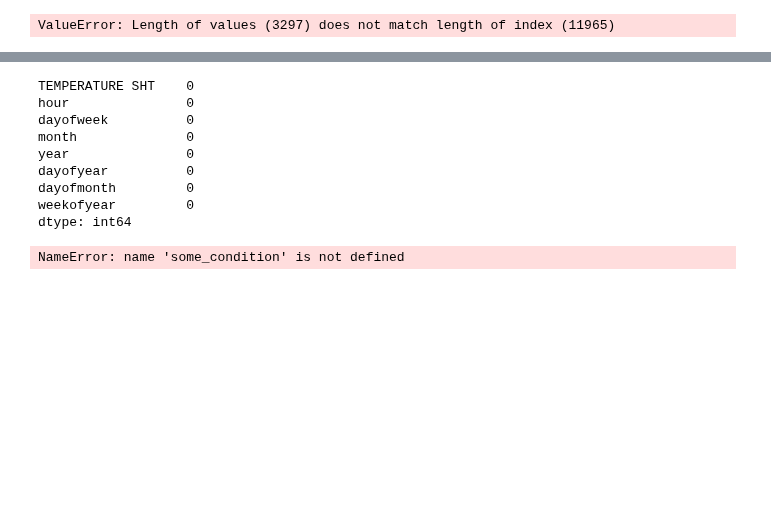
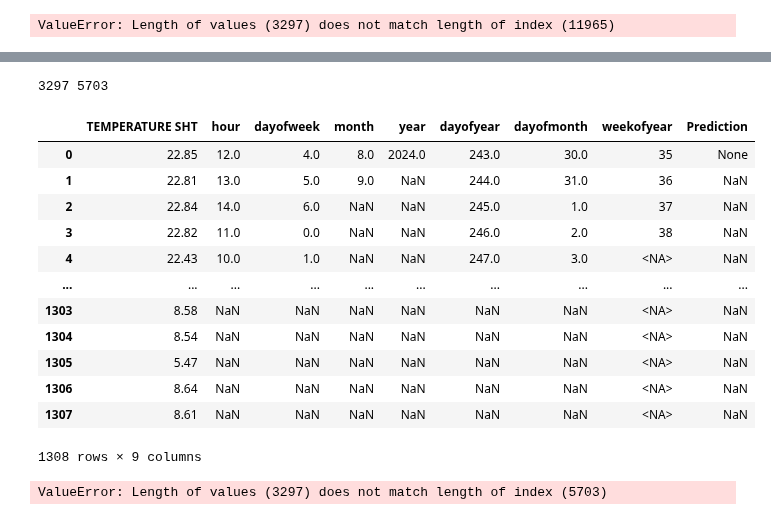
Before and after one commit to Winfry/Upande, a Jupyter notebook: tesst.ipynb, the cells around one changed output, grey strips where cells are left out. Saved outputs shown, nothing was run; the diff lists cells and outputs as text; code cells hidden in the pictures; blank space fills up the shorter version.

```diff
--- a/tesst.ipynb
+++ b/tesst.ipynb
@@ -221,4 +212,0 @@ ValueError: Length of values (3297) does not match length of index (5703)
-# %%
-# Assuming predictions are based on X_test, and you want to merge them back to df
-df['Prediction'] = None  # Create a new column in the original DataFrame
-df.loc[X_test.index, 'Prediction'] = rf.predict(X_test)  # Assign predictions based on matching indices
@@ -276,17 +212,0 @@ ValueError: Length of values (3297) does not match length of index (11965)
-# %%
-def create_features(df):
-    """
-    Create time series features based on time series index.
-    """
-    df = df.copy()
-    df['hour'] = df.index.hour
-    df['dayofweek'] = df.index.dayofweek
-    df['month'] = df.index.month
-    df['year'] = df.index.year
-    df['dayofyear'] = df.index.dayofyear
-    df['dayofmonth'] = df.index.day
-    df['weekofyear'] = df.index.isocalendar().week
-    return df
-
-df = create_features(df)
-df.head()
@@ -307,20 +213,26 @@ dfr.drop(columns=['index'], inplace=True)
-# %%
-df.isnull().sum()
-# %% [output]
-TEMPERATURE SHT    0
-hour               0
-dayofweek          0
-month              0
-year               0
-dayofyear          0
-dayofmonth         0
-weekofyear         0
-dtype: int64
-# %%
-# Example: Filter df to get test corresponding to X_test (if X_test was filtered based on a condition)
-test = df.loc[some_condition].copy()  # This should give you 3297 rows, same as X_test
-
-# Make predictions
-test['Prediction'] = rf.predict(X_test)
-# %% [output]
-NameError: name 'some_condition' is not defined
+# %%
+print(len(rf.predict(X_test)), len(df.loc[X_test.index]))
+# %% [output]
+3297 5703
+# %%
+df.apply(lambda col: col.drop_duplicates().reset_index(drop=True))
+# %% [output]
+|  | TEMPERATURE SHT | hour | dayofweek | month | year | dayofyear | dayofmonth | weekofyear | Prediction |
+| 0 | 22.85 | 12.0 | 4.0 | 8.0 | 2024.0 | 243.0 | 30.0 | 35 | None |
+| 1 | 22.81 | 13.0 | 5.0 | 9.0 | NaN | 244.0 | 31.0 | 36 | NaN |
+| 2 | 22.84 | 14.0 | 6.0 | NaN | NaN | 245.0 | 1.0 | 37 | NaN |
+| 3 | 22.82 | 11.0 | 0.0 | NaN | NaN | 246.0 | 2.0 | 38 | NaN |
+| 4 | 22.43 | 10.0 | 1.0 | NaN | NaN | 247.0 | 3.0 | <NA> | NaN |
+| ... | ... | ... | ... | ... | ... | ... | ... | ... | ... |
+| 1303 | 8.58 | NaN | NaN | NaN | NaN | NaN | NaN | <NA> | NaN |
+| 1304 | 8.54 | NaN | NaN | NaN | NaN | NaN | NaN | <NA> | NaN |
+| 1305 | 5.47 | NaN | NaN | NaN | NaN | NaN | NaN | <NA> | NaN |
+| 1306 | 8.64 | NaN | NaN | NaN | NaN | NaN | NaN | <NA> | NaN |
+| 1307 | 8.61 | NaN | NaN | NaN | NaN | NaN | NaN | <NA> | NaN |
+1308 rows × 9 columns
+# %%
+test['Prediction'] = rf.predict(X_test)
+dfr = df.merge(test['Prediction'], how='left',left_index=True,right_index=True)
+dfr
+# %% [output]
+ValueError: Length of values (3297) does not match length of index (5703)
```
Also changed, not shown: parts of 7 cells of this notebook.
